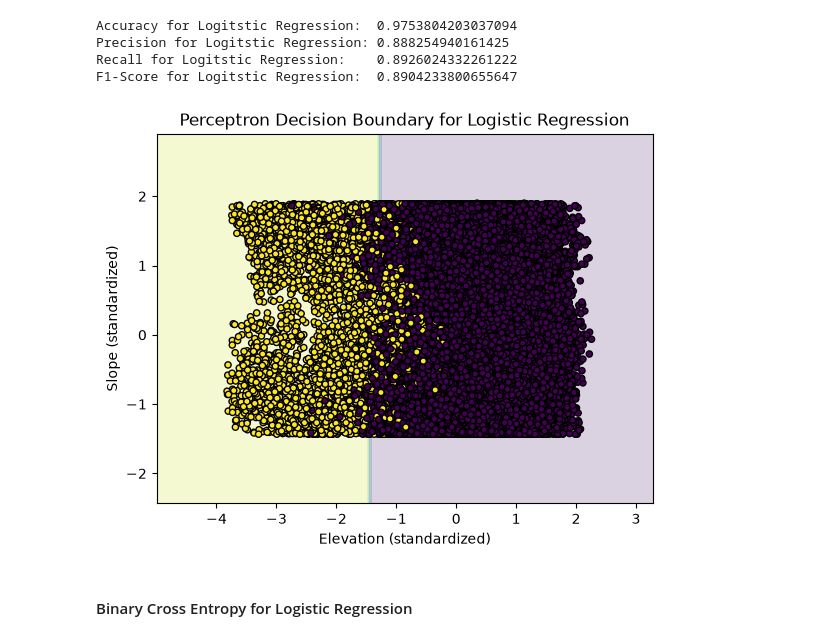
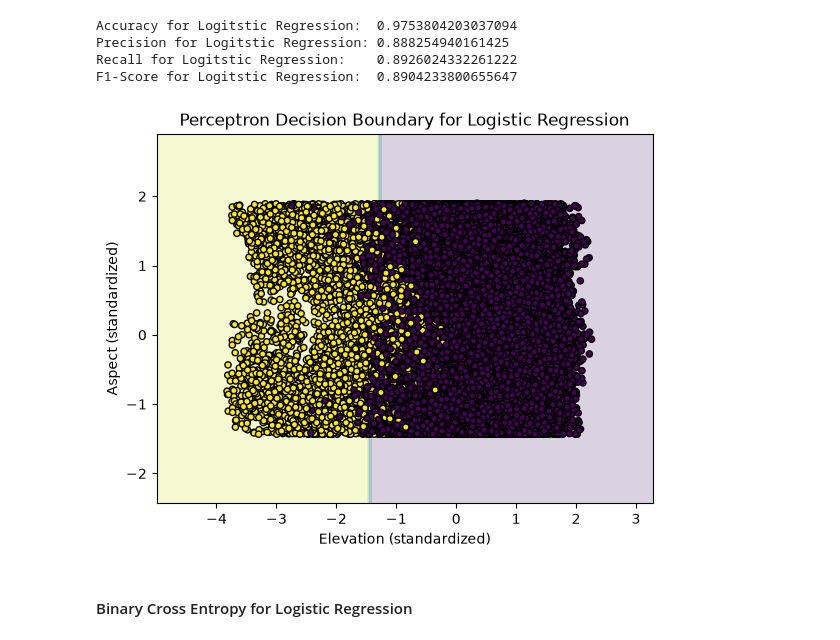
Before and after one commit to aanjum01/Deep-Learning-for-DS, a Jupyter notebook: Homework/Homework 1/Solution.ipynb, the cells around one changed output. Saved outputs shown, nothing was run; the diff lists cells and outputs as text; code cells hidden in the pictures.

```diff
--- a/Homework/Homework 1/Solution.ipynb
+++ b/Homework/Homework 1/Solution.ipynb
@@ -201,29 +201,29 @@ F1-Score for Logitstic Regression:  0.8904233800655647
 # %%
 LR_classifier_2d = LogisticRegression(random_state=45)
 LR_classifier_2d.fit(X_train_2_features_scaled, y_train)
 
 DecisionBoundaryDisplay.from_estimator(
     LR_classifier_2d,
     X_train_2_features_scaled,
     response_method="predict",
     alpha=0.2
 )
 
 plt.scatter(
     X_test_2_features_scaled[:, 0],
     X_test_2_features_scaled[:, 1],
     c=y_test,
     edgecolor="k",
     s=20,
 )
 
 plt.xlabel("Elevation (standardized)")
-plt.ylabel("Slope (standardized)")
+plt.ylabel("Aspect (standardized)")
 plt.title("Perceptron Decision Boundary for Logistic Regression")
 
 plt.show()
 # %% [output]
-[figure, old version]
+[figure, new version]
 # %% [markdown]
 #### Binary Cross Entropy for Logistic Regression
 # %%
```
Also changed, not shown: parts of 3 cells of this notebook, 2 other files.
